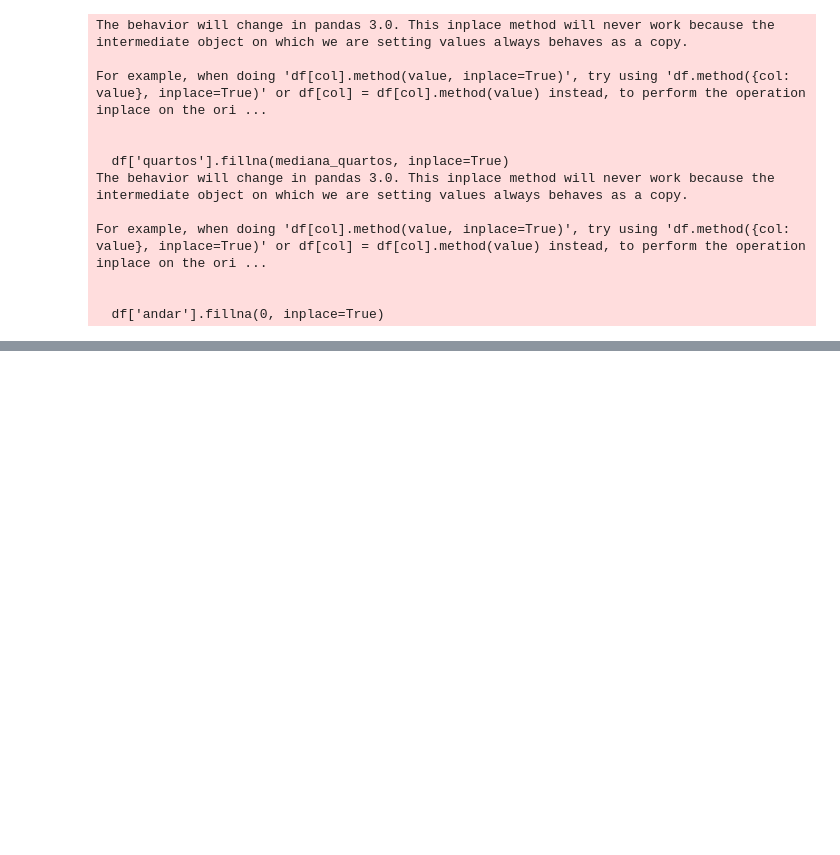
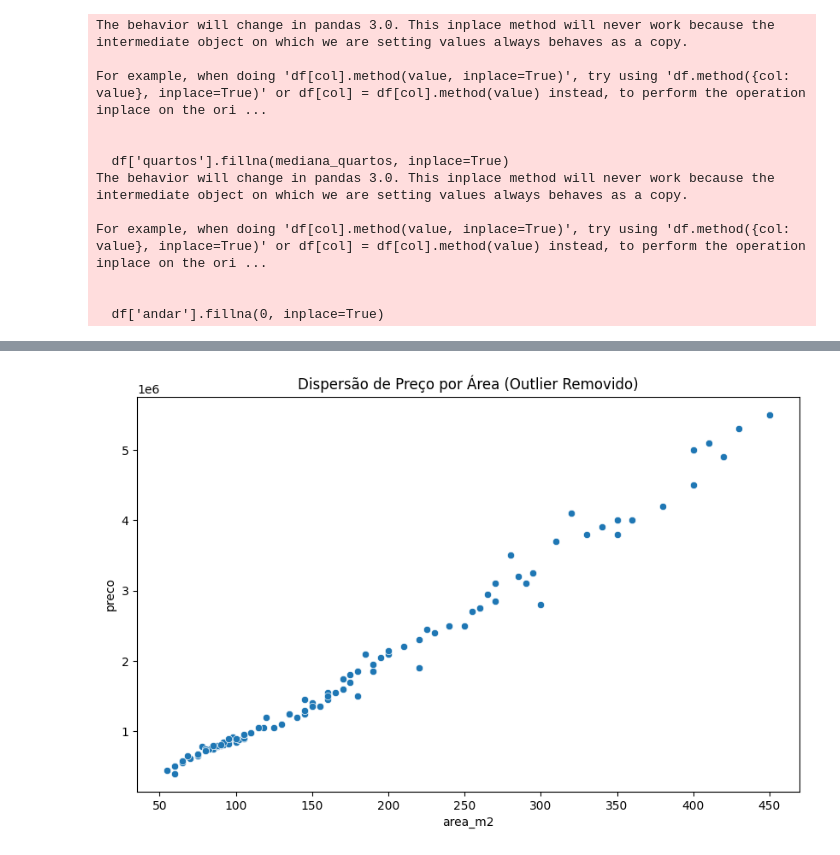
Before and after one commit to MarceloVazCastro/Previsao-de-preco-de-imoveis, a Jupyter notebook: notebooks/01_data_exploration_and_cleaning.ipynb, the cells around one changed output, grey strips where cells are left out. Saved outputs shown, nothing was run; the diff lists cells and outputs as text; code cells hidden in the pictures; blank space fills up the shorter version.

```diff
--- a/notebooks/01_data_exploration_and_cleaning.ipynb
+++ b/notebooks/01_data_exploration_and_cleaning.ipynb
@@ -114,0 +134,13 @@ For example, when doing 'df[col].method(value, inplace=True)', try using 'df.met
+# %%
+df = df[df['preco'] < 9500000]
+# %%
+df.isnull().sum()
+
+df.describe()
+
+plt.figure(figsize=(10, 6))
+sns.scatterplot(data=df, x='area_m2', y='preco')
+plt.title('Dispersão de Preço por Área (Outlier Removido)')
+plt.show()
+# %% [output]
+[figure, added]
```
Also changed, not shown: parts of 9 cells of this notebook.
